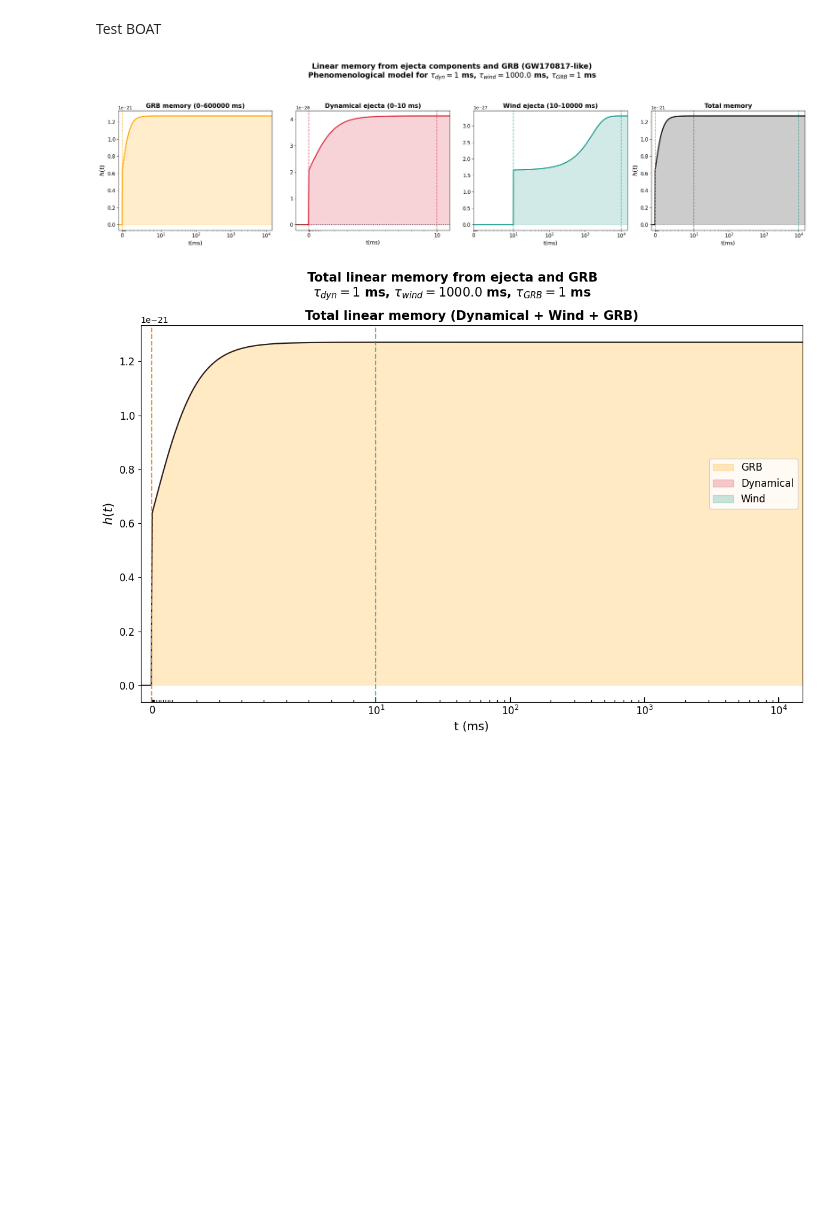
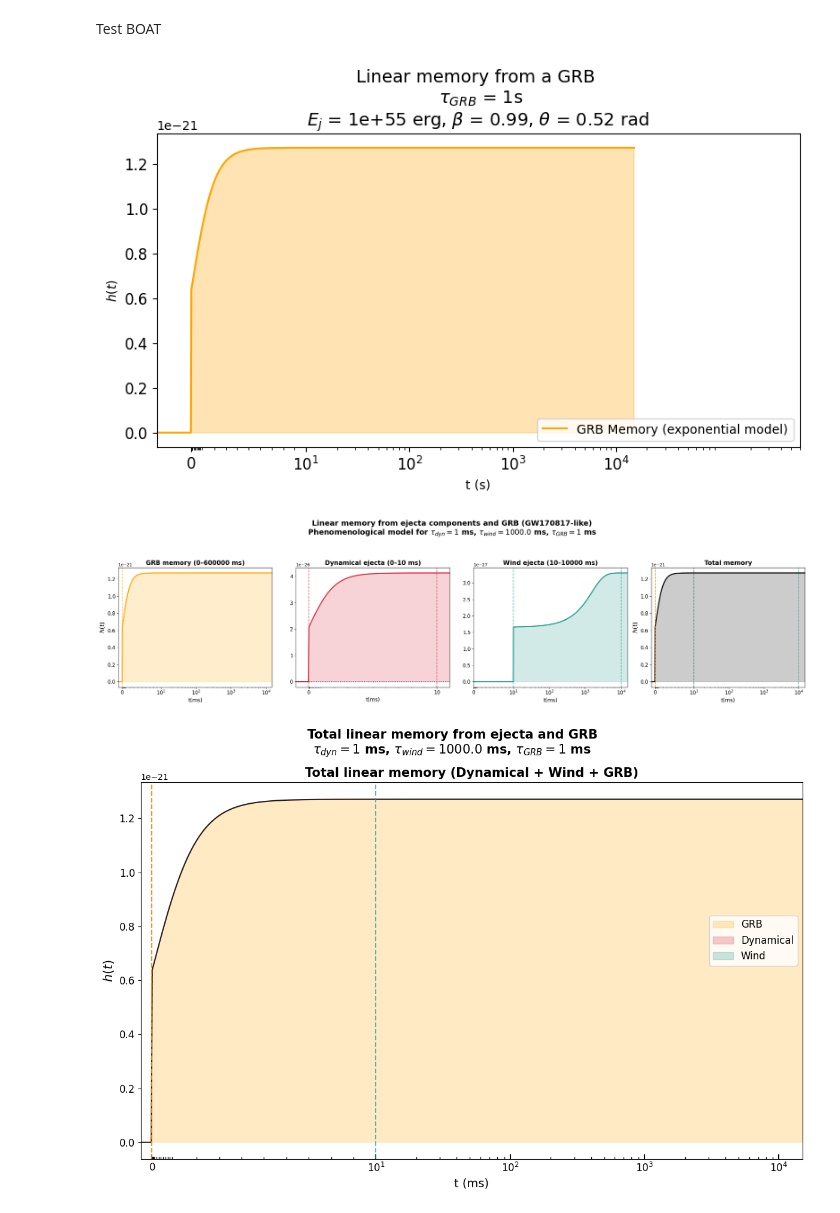
Before and after one commit to ThomasBastro/Memory_effect, a Jupyter notebook: Memory_Lopez/phenom_model.ipynb, the cells around one changed output. Cells and saved outputs as stored; diff of their text form; code cells hidden in the pictures; blank space fills up the shorter version.

```diff
--- a/Memory_Lopez/phenom_model.ipynb
+++ b/Memory_Lopez/phenom_model.ipynb
@@ -240,35 +240,36 @@ Test BOAT
 # %%
 # Parameters for GRB memory
 t = np.linspace(-5., 15., 500000) * 1e3  # ms
 E_j = 1e55   # https://iopscience.iop.org/article/10.3847/2041-8213/accf93/pdf brightest object
 theta = np.deg2rad(30)  # 30 degrees off axis
 beta = 0.99  # ultrarelativistic jet
 tau_grb_ms = 1  # ms
 start_grb, end_grb = 0, 600*1e3 # end GRB at 600s
 # (seems long for the memory case, I would expect something more similar to the dynamical ejecta timescale)
 # Parameters for the combined memory from ejecta (dynamical + wind)
 M_ej_dyn = 0.5*1e-2
 v_ej_dyn = 0.25
 tau_dyn_ms = 1
 
 M_ej_wind = 0.01
 v_ej_wind = 0.05
 tau_wind_ms = 1e3
 r = 724  * 1e6  #BOAT
 start_dyn, end_dyn = 0, 10
 start_wind, end_wind = 10, 10e3
 
-u_em.phenom_memory_GRB(t, E_j, beta, theta, r, tau_grb_ms, start_grb, end_grb, model='exponential', plot=True)
+up.phenom_memory_GRB(t, E_j, beta, theta, r, tau_grb_ms, start_grb, end_grb, model='exponential', plot=True)
 
 up.phenom_memory_ejecta_components_GRB(
     t,
     r,
     M_ej_dyn, v_ej_dyn, tau_dyn_ms, start_dyn, end_dyn,
     M_ej_wind, v_ej_wind, tau_wind_ms, start_wind, end_wind,
     E_j, beta, theta, tau_grb_ms, start_grb, end_grb,
     delta_h_typical=False, save = True)
 # %% [output]
-[figure, old version]
+[figure, new version]
+[figure, added]
 # %%
 # Parameters for GRB memory
 t = np.linspace(-5., 15., 500000) * 1e3  # ms
```
Also changed, not shown: parts of 3 cells of this notebook, 6 other files.
